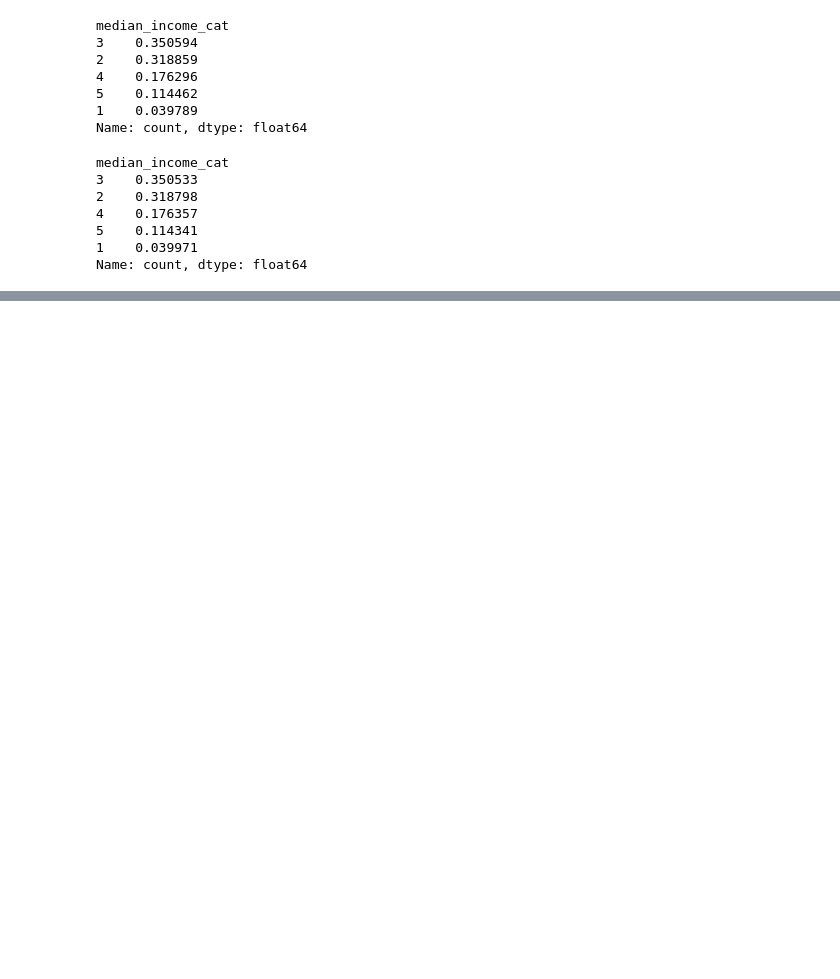
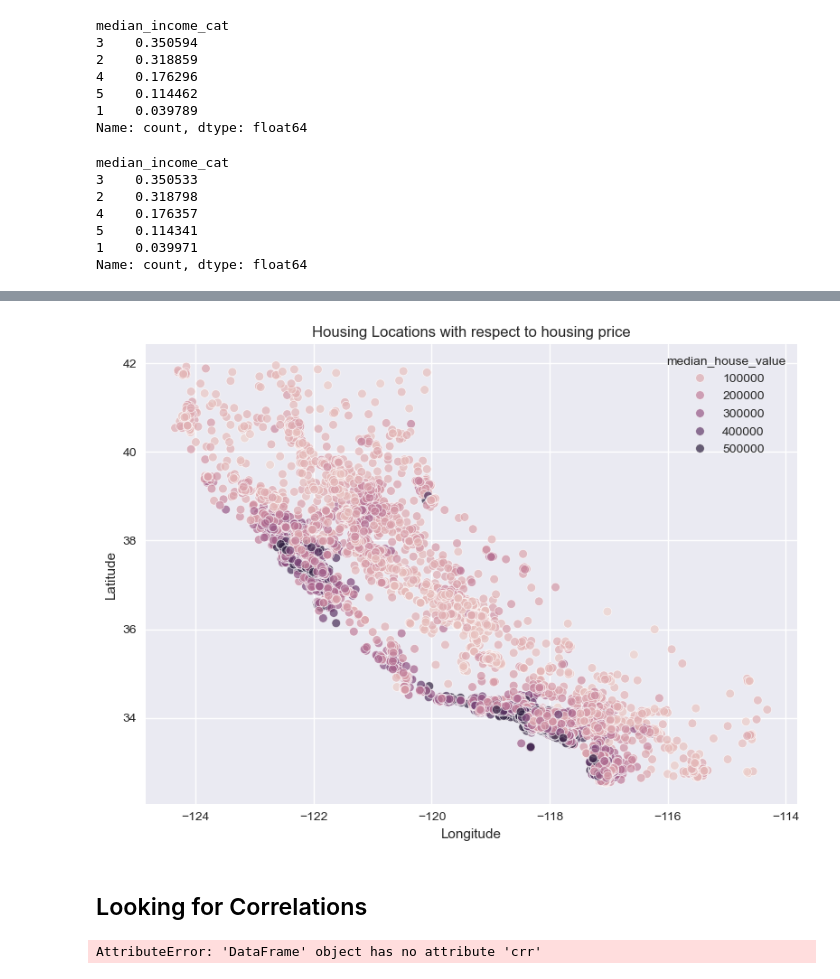
Before and after one commit to nayana-sisil/house_prediction, a Jupyter notebook: EndtoEnd.ipynb, the cells around one changed output, grey strips where cells are left out. Drawn from its saved outputs; the diff is of its cells as text; code cells hidden in the pictures; blank space fills up the shorter version.

```diff
--- a/EndtoEnd.ipynb
+++ b/EndtoEnd.ipynb
@@ -221,0 +267,24 @@ Name: count, dtype: float64
+# %%
+plt.figure(figsize=(8, 6))
+
+sns.scatterplot(
+    data=housing,
+    x="longitude",
+    y="latitude",
+    alpha=0.7,
+    hue='median_house_value'
+)
+
+plt.title("Housing Locations with respect to housing price")
+plt.xlabel("Longitude")
+plt.ylabel("Latitude")
+plt.tight_layout()
+plt.show()
+# %% [output]
+[figure, added]
+# %% [markdown]
+## Looking for Correlations
+# %%
+housing.crr()
+# %% [output]
+AttributeError: 'DataFrame' object has no attribute 'crr'
```
Also changed, not shown: parts of 8 cells of this notebook.
